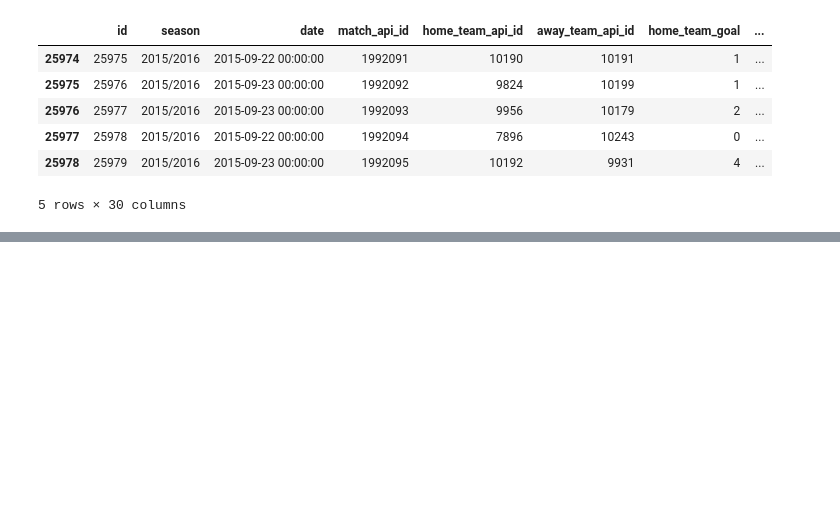
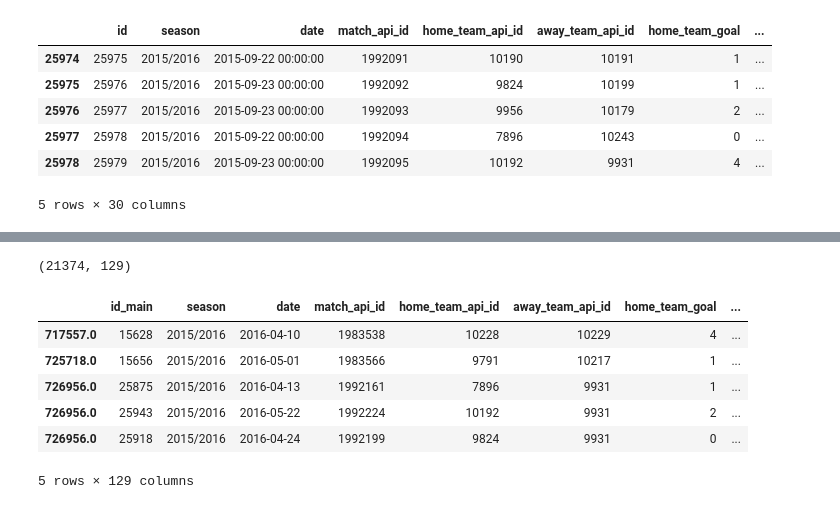
Before and after one commit to mannanrehbari/ml-project-soccer-analysis, a Jupyter notebook: soccer-analysis.ipynb, the cells around one changed output, grey strips where cells are left out. Drawn from its saved outputs; the diff is of its cells as text; code cells hidden in the pictures; blank space fills up the shorter version.

```diff
--- a/soccer-analysis.ipynb
+++ b/soccer-analysis.ipynb
@@ -222,3 +258,15 @@ df_main.tail()
+# %%
+print(df_main_nn.shape)
+df_main_nn.tail()
+# %% [output]
+(21374, 129)
+|  | id_main | season | date | match_api_id | home_team_api_id | away_team_api_id | home_team_goal | ... |
+| 717557.0 | 15628 | 2015/2016 | 2016-04-10 | 1983538 | 10228 | 10229 | 4 | ... |
+| 725718.0 | 15656 | 2015/2016 | 2016-05-01 | 1983566 | 9791 | 10217 | 1 | ... |
+| 726956.0 | 25875 | 2015/2016 | 2016-04-13 | 1992161 | 7896 | 9931 | 1 | ... |
+| 726956.0 | 25943 | 2015/2016 | 2016-05-22 | 1992224 | 10192 | 9931 | 2 | ... |
+| 726956.0 | 25918 | 2015/2016 | 2016-04-24 | 1992199 | 9824 | 9931 | 0 | ... |
+5 rows × 129 columns
 # %%
 # always run this at connecting
 conn.close()
```
Also changed, not shown: parts of 15 cells of this notebook.
